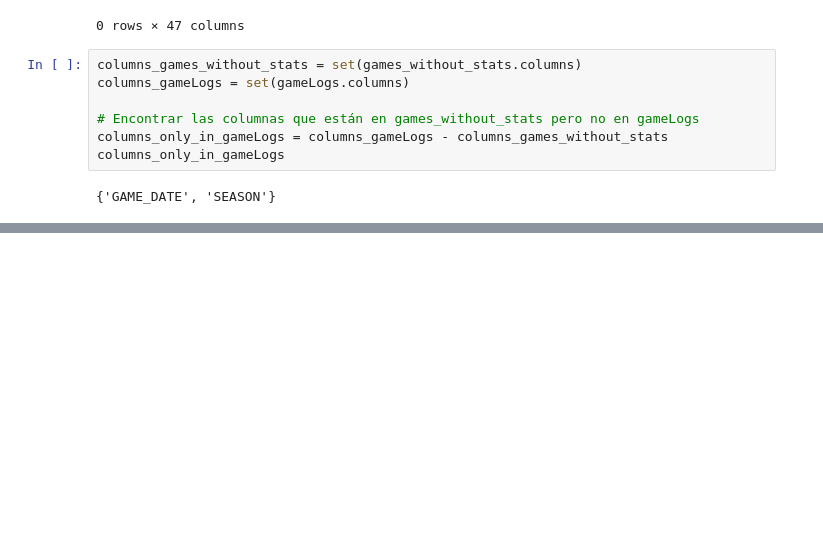
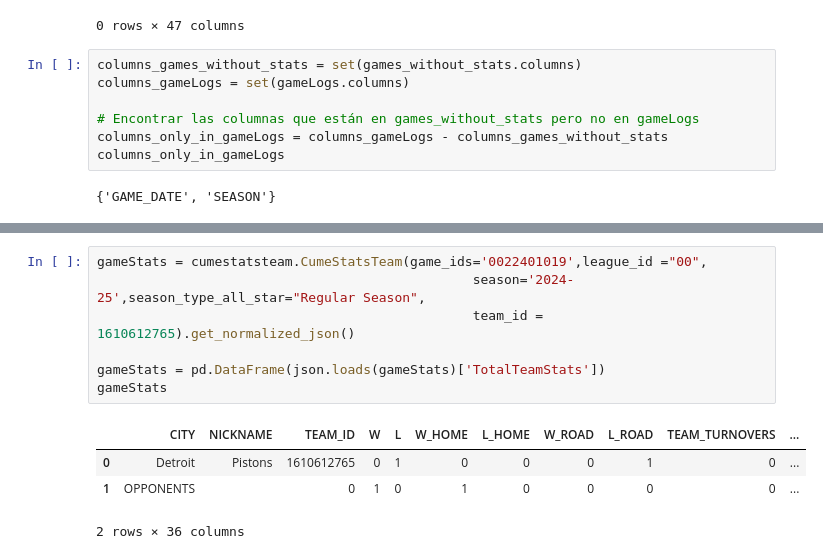
Before and after one commit to Andres-boullosa/nba-data-analytics, a Jupyter notebook: Prueba2.ipynb, the cells around one changed output, grey strips where cells are left out. Saved outputs shown, nothing was run; the diff lists cells and outputs as text; blank space fills up the shorter version.

```diff
--- a/Prueba2.ipynb
+++ b/Prueba2.ipynb
@@ -439,0 +453,12 @@ Name: LAST_GAME_DATE, dtype: datetime64[ns]
+# %%
+gameStats = cumestatsteam.CumeStatsTeam(game_ids='0022401019',league_id ="00",
+                                                season='2024-25',season_type_all_star="Regular Season",
+                                                team_id = 1610612765).get_normalized_json()
+
+gameStats = pd.DataFrame(json.loads(gameStats)['TotalTeamStats'])
+gameStats
+# %% [output]
+|  | CITY | NICKNAME | TEAM_ID | W | L | W_HOME | L_HOME | W_ROAD | L_ROAD | TEAM_TURNOVERS | ... |
+| 0 | Detroit | Pistons | 1610612765 | 0 | 1 | 0 | 0 | 0 | 1 | 0 | ... |
+| 1 | OPPONENTS |  | 0 | 1 | 0 | 1 | 0 | 0 | 0 | 0 | ... |
+2 rows × 36 columns
```
Also changed, not shown: parts of 3 cells of this notebook, 8 other files.
